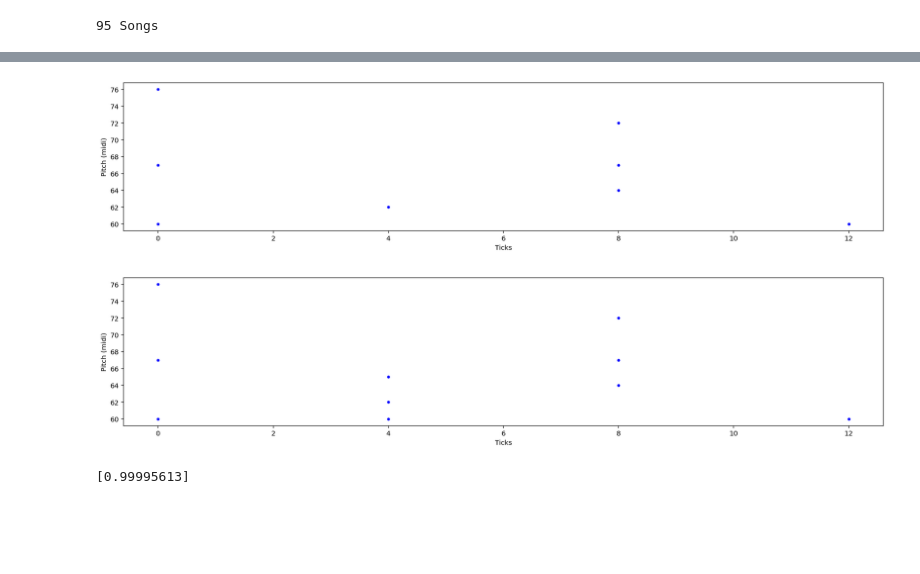
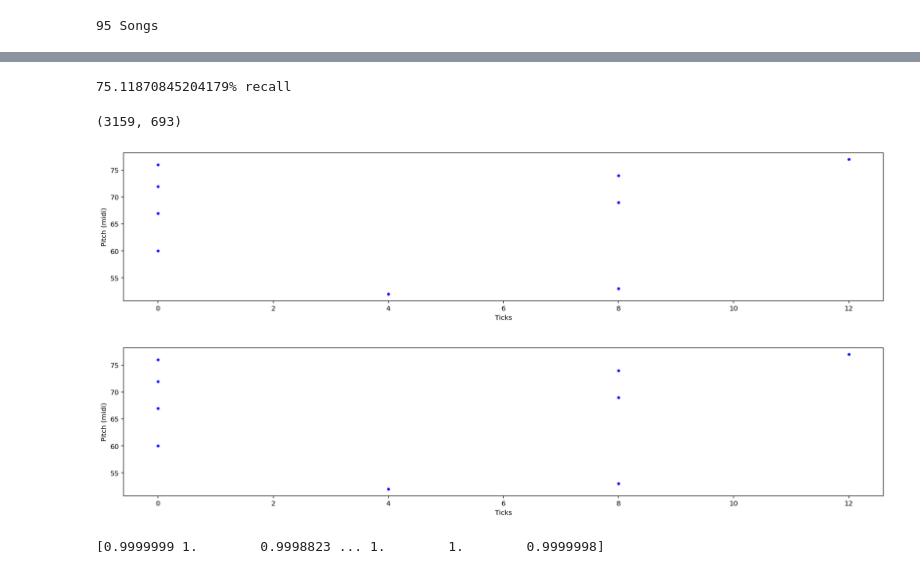
Before and after one commit to pigatron-industries/xen_machinelearning, a Jupyter notebook: python/train_autoencoder.ipynb, the cells around one changed output, grey strips where cells are left out. Saved outputs shown, nothing was run; the diff lists cells and outputs as text; code cells hidden in the pictures; blank space fills up the shorter version.

```diff
--- a/python/train_autoencoder.ipynb
+++ b/python/train_autoencoder.ipynb
@@ -79,6 +61,7 @@ autoencoder = tf.keras.Model(encoderInput, decoder(encoderOutput))
 # %%
+import tensorflow as tf
+from xen.models.autoencoder import AutoEncoder
 
+autoencoder = AutoEncoder(dataset.sequences.shape[1], 40)
 autoencoder.compile(loss = 'binary_crossentropy', optimizer=tf.keras.optimizers.Adam(learning_rate=0.01))
-
-autoencoder.fit(dataset.sequences, dataset.sequences, epochs = 1000)
 # %% [output]
@@ -102,0 +72,4 @@ Epoch 1000/1000
+# %%
+
+
+autoencoder.train(dataset.sequences, epochs = 500)
@@ -103,18 +94,40 @@ Epoch 1000/1000
+# %%
+
+
+def measureRecall(indata, outdata):
+    matches = 0
+    for i in range(0, len(indata)):
+        insequence = indata[i]
+        outsequence = outdata[i]
+        match = True
+        for j in range(len(insequence)):
+            if ((insequence[j] >= 0.5 and outsequence[j] < 0.5) or (insequence[j] < 0.5 and outsequence[j] >= 0.5)):
+                match = False
+                # print(i)
+        if (match):
+            matches = matches + 1
+    return matches
+
+
+output = autoencoder.predict(dataset.sequences)
+
+matches = measureRecall(dataset.sequences, output)
+print(f'{matches/len(dataset.sequences)*100}% recall')
+# %% [output]
+75.11870845204179% recall
 # %%
+index = 13
+
+print(output.shape)
 
 
-input = np.array([dataset.sequences[8]])
+plotSparseNoteSequence(codec.decode(dataset.sequences[index:index+1])[0])
+plotSparseNoteSequence(codec.decode(output[index:index+1])[0], threshold = 0.5)
 
-output = autoencoder.predict(input)
-
-plotSparseNoteSequence(codec.decode(input[0:1])[0])
-plotSparseNoteSequence(codec.decode(output[0:1])[0], threshold = 0.5)
-
-# plotSparseNoteSequence(codec.decode(dataset.sequences[0]))
-# plotSparseNoteSequence(codec.decode(output[0]))
 
 print(np.amax(output, axis = 1))
 # %% [output]
+(3159, 693)
-[figure, old version]
+[figure, new version]
-[figure, old version]
+[figure, new version]
-[0.99995613]
+[0.9999999 1.        0.9998823 ... 1.        1.        0.9999998]
```
Also changed, not shown: parts of 8 cells of this notebook, 4 other files.
